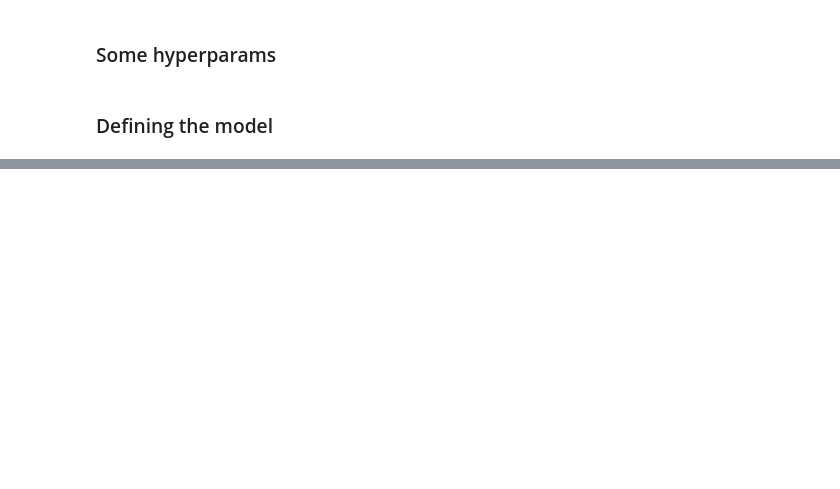
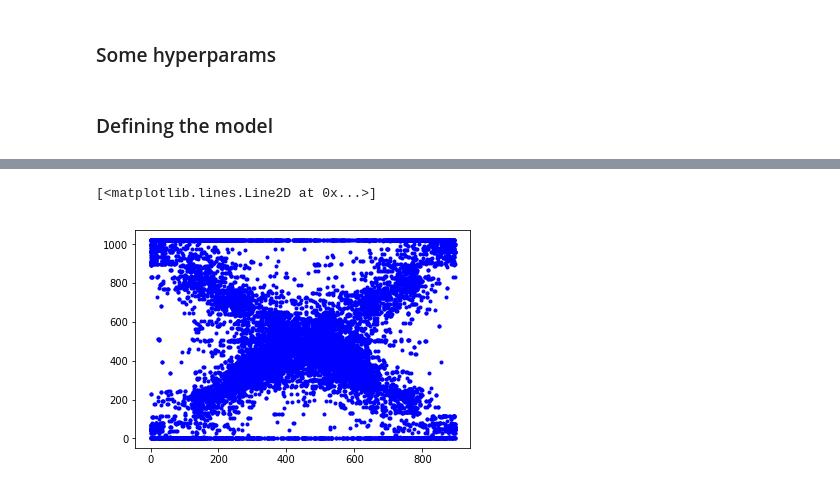
Before and after one commit to tall-josh/fyp_diy_robo_car, a Jupyter notebook: end2end/tf_end2end.ipynb, the cells around one changed output, grey strips where cells are left out. Drawn from its saved outputs; the diff is of its cells as text; code cells hidden in the pictures; blank space fills up the shorter version.

```diff
--- a/end2end/tf_end2end.ipynb
+++ b/end2end/tf_end2end.ipynb
@@ -250,3 +269,8 @@ with tf.Session() as sess:
+# %%
+plt.plot(preds_converted, labels[:-46], 'b.')
+# %% [output]
+[<matplotlib.lines.Line2D at 0x...>]
+[figure, added]
 # %%
 #print(all_img_paths[0].split('/')[-1].split('.')[0])
 for a, img_pth in zip(angles, all_img_paths):
```
Also changed, not shown: parts of 15 cells of this notebook, 8 other files.
